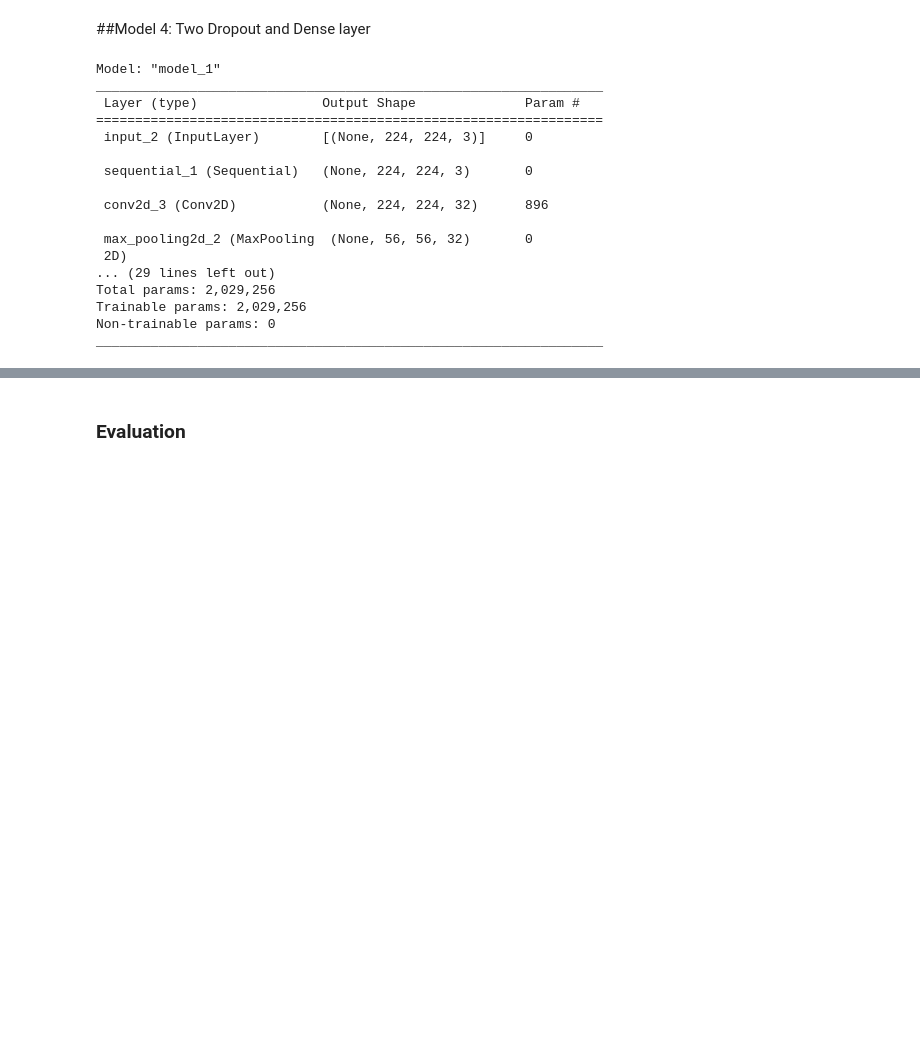
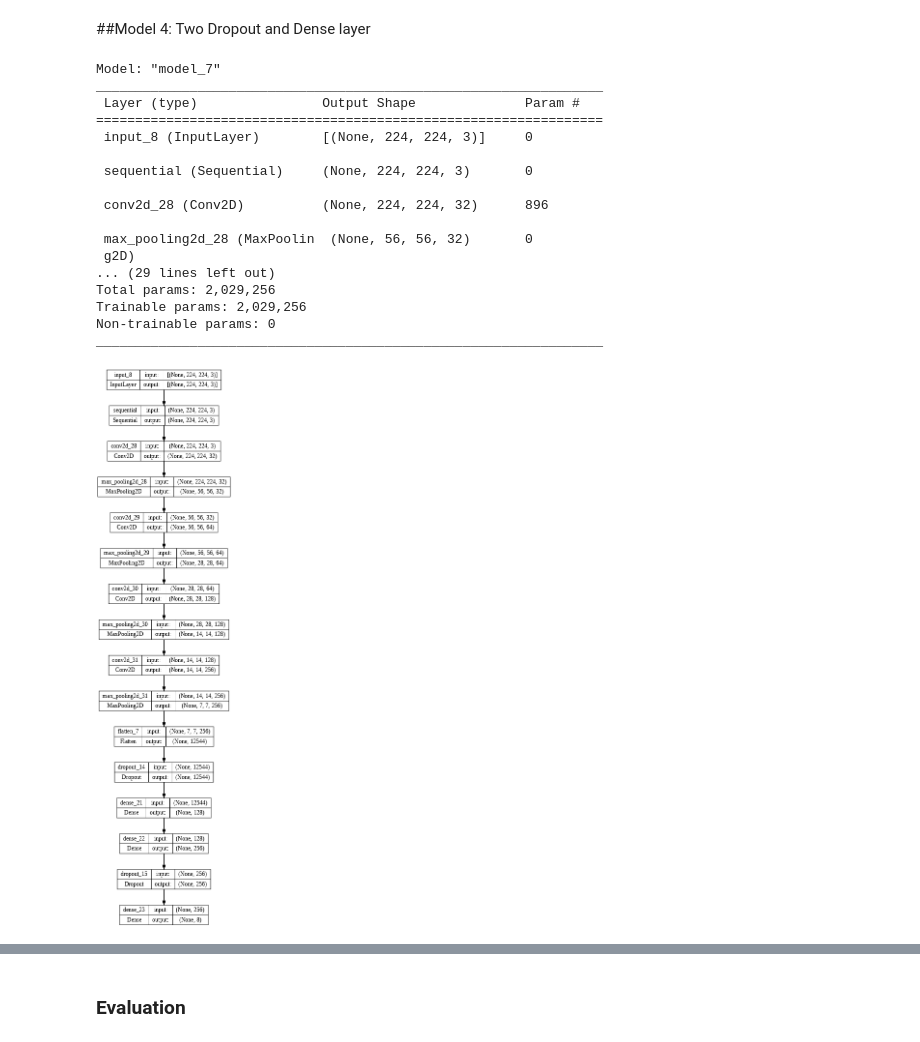
Before and after one commit to mattemugno/Smart-Waste-Classification, a Jupyter notebook: CNN_from_scratch.ipynb, the cells around one changed output, grey strips where cells are left out. Drawn from its saved outputs; the diff is of its cells as text; code cells hidden in the pictures; blank space fills up the shorter version.

```diff
--- a/CNN_from_scratch.ipynb
+++ b/CNN_from_scratch.ipynb
@@ -492,40 +494,41 @@ x = layers.MaxPooling2D(pool_size=2)(x)
 x = layers.Conv2D(filters=128, padding='same', kernel_size=3, activation="relu")(x)
 x = layers.MaxPooling2D(pool_size=2)(x)
 x = layers.Conv2D(filters=256, padding='same', kernel_size=3, activation="relu")(x)
 x = layers.MaxPooling2D(pool_size=2)(x)
 x = layers.Flatten()(x)
-x = layers.Dropout(0.5)(x)
+x = layers.Dropout(0.2)(x)
 x = layers.Dense(128, activation='relu')(x)
 x = layers.Dense(256, activation='relu')(x)
 x = layers.Dropout(0.5)(x)
 
 outputs = layers.Dense(NUM_CLASSES, activation='softmax')(x)
 model = keras.Model(inputs=inputs, outputs=outputs)
 
 model.summary()
 
 model_name = "TwoDropout128Dense"
 model_path = os.path.join(models_path, model_name)
 img_path = os.path.join(model_path, 'TwoDropout128Dense.png')
 plot_model(model, show_shapes=True, to_file=img_path, dpi=64)
 # %% [output]
-Model: "model_1"
+Model: "model_7"
 _________________________________________________________________
  Layer (type)                Output Shape              Param #
 =================================================================
- input_2 (InputLayer)        [(None, 224, 224, 3)]     0
+ input_8 (InputLayer)        [(None, 224, 224, 3)]     0
 
- sequential_1 (Sequential)   (None, 224, 224, 3)       0
+ sequential (Sequential)     (None, 224, 224, 3)       0
 
- conv2d_3 (Conv2D)           (None, 224, 224, 32)      896
+ conv2d_28 (Conv2D)          (None, 224, 224, 32)      896
 
- max_pooling2d_2 (MaxPooling  (None, 56, 56, 32)       0
- 2D)
+ max_pooling2d_28 (MaxPoolin  (None, 56, 56, 32)       0
+ g2D)
 ... (29 lines left out)
 Total params: 2,029,256
 Trainable params: 2,029,256
 Non-trainable params: 0
 _________________________________________________________________
+[figure, added]
 # %%
 compile_and_fit(model, model_name, model_path, learning_rate=0.0001)
 # %% [output]
```
Also changed, not shown: parts of 6 cells of this notebook.
